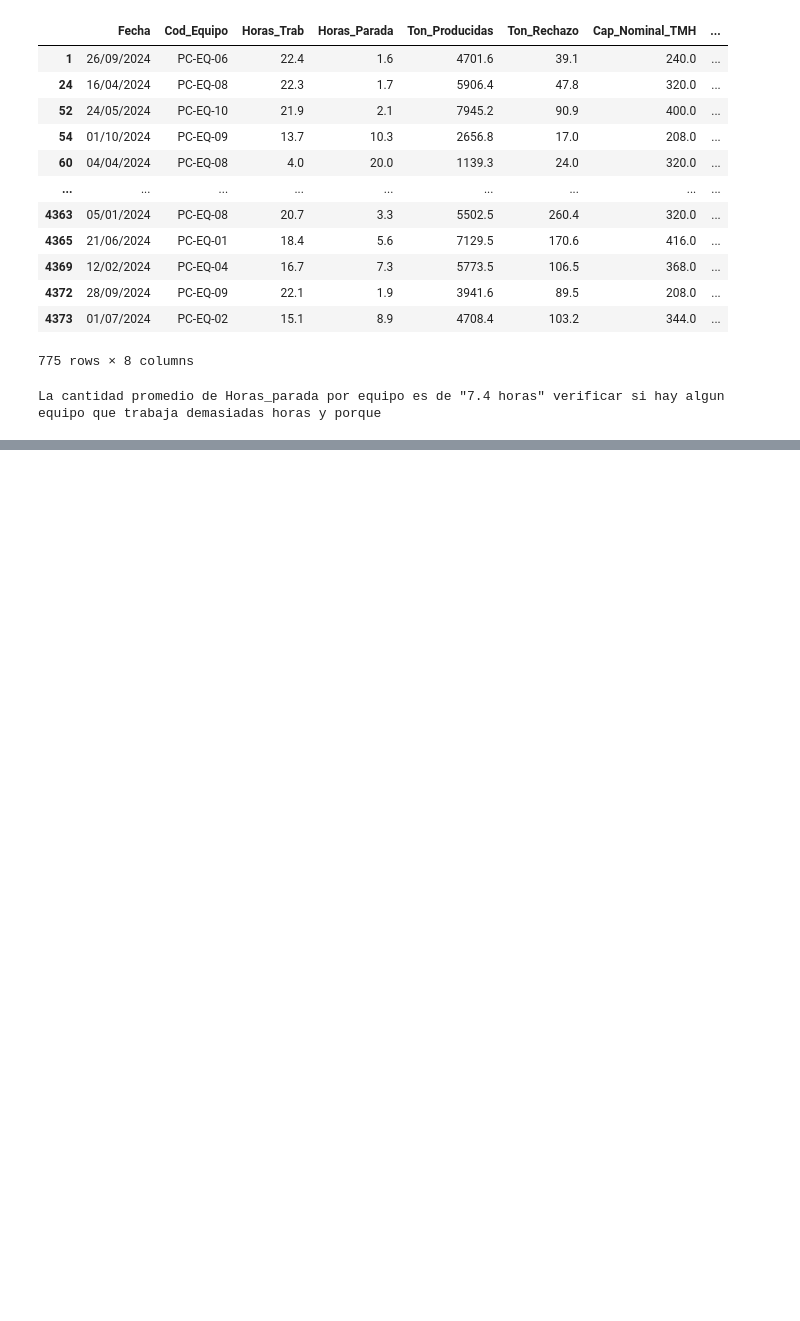
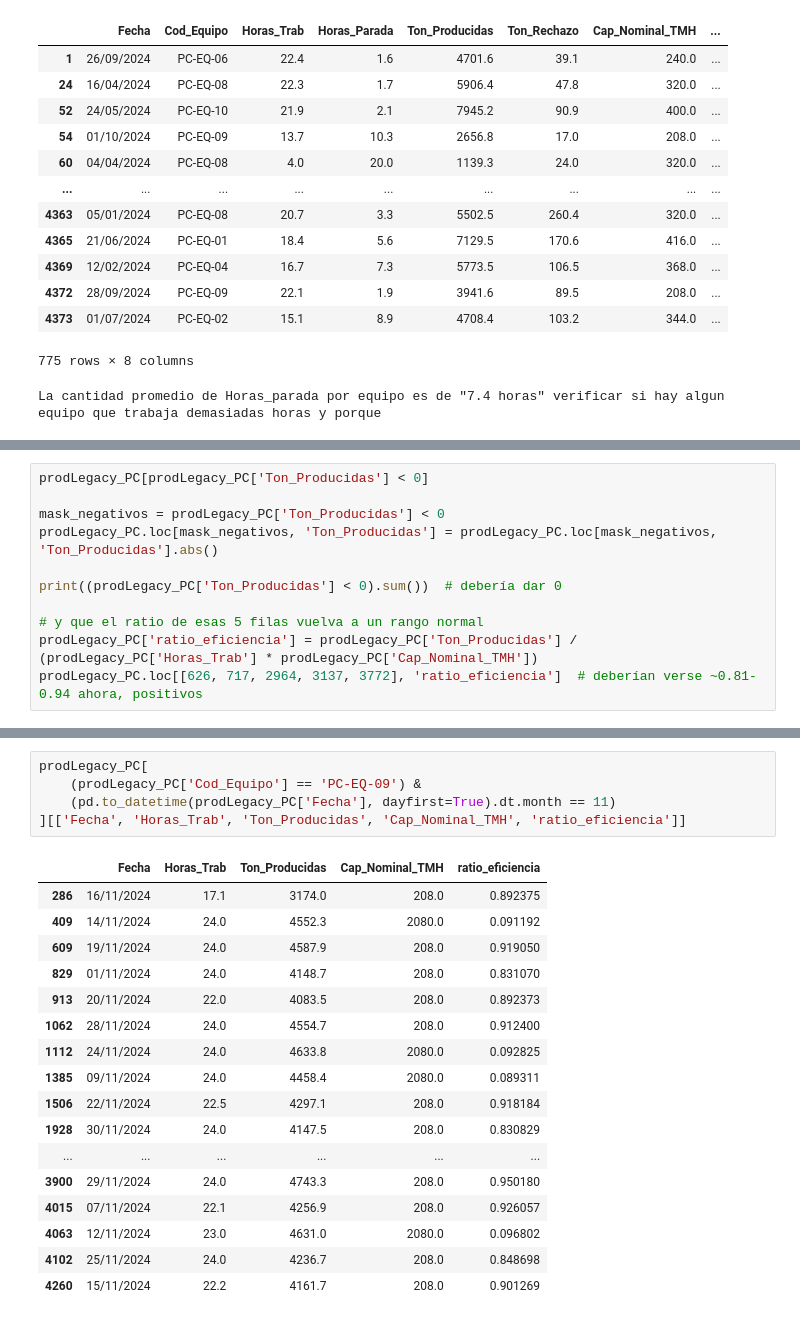
Before and after one commit to josue789a/Mineria-simulacion-v2, a Jupyter notebook: notebooks/Exploracion1.ipynb, the cells around one changed output, grey strips where cells are left out. Cells and saved outputs as stored; diff of their text form; blank space fills up the shorter version.

```diff
--- a/notebooks/Exploracion1.ipynb
+++ b/notebooks/Exploracion1.ipynb
@@ -945,0 +1031,11 @@ print(outliers_HP['mes'].value_counts().sort_index())
+# %%
+prodLegacy_PC[prodLegacy_PC['Ton_Producidas'] < 0]
+
+mask_negativos = prodLegacy_PC['Ton_Producidas'] < 0
+prodLegacy_PC.loc[mask_negativos, 'Ton_Producidas'] = prodLegacy_PC.loc[mask_negativos, 'Ton_Producidas'].abs()
+
+print((prodLegacy_PC['Ton_Producidas'] < 0).sum())  # debería dar 0
+
+# y que el ratio de esas 5 filas vuelva a un rango normal
+prodLegacy_PC['ratio_eficiencia'] = prodLegacy_PC['Ton_Producidas'] / (prodLegacy_PC['Horas_Trab'] * prodLegacy_PC['Cap_Nominal_TMH'])
+prodLegacy_PC.loc[[626, 717, 2964, 3137, 3772], 'ratio_eficiencia']  # deberían verse ~0.81-0.94 ahora, positivos
@@ -945,0 +1050,23 @@ print(outliers_HP['mes'].value_counts().sort_index())
+# %%
+prodLegacy_PC[
+    (prodLegacy_PC['Cod_Equipo'] == 'PC-EQ-09') &
+    (pd.to_datetime(prodLegacy_PC['Fecha'], dayfirst=True).dt.month == 11)
+][['Fecha', 'Horas_Trab', 'Ton_Producidas', 'Cap_Nominal_TMH', 'ratio_eficiencia']]
+# %% [output]
+|  | Fecha | Horas_Trab | Ton_Producidas | Cap_Nominal_TMH | ratio_eficiencia |
+| 286 | 16/11/2024 | 17.1 | 3174.0 | 208.0 | 0.892375 |
+| 409 | 14/11/2024 | 24.0 | 4552.3 | 2080.0 | 0.091192 |
+| 609 | 19/11/2024 | 24.0 | 4587.9 | 208.0 | 0.919050 |
+| 829 | 01/11/2024 | 24.0 | 4148.7 | 208.0 | 0.831070 |
+| 913 | 20/11/2024 | 22.0 | 4083.5 | 208.0 | 0.892373 |
+| 1062 | 28/11/2024 | 24.0 | 4554.7 | 208.0 | 0.912400 |
+| 1112 | 24/11/2024 | 24.0 | 4633.8 | 2080.0 | 0.092825 |
+| 1385 | 09/11/2024 | 24.0 | 4458.4 | 2080.0 | 0.089311 |
+| 1506 | 22/11/2024 | 22.5 | 4297.1 | 208.0 | 0.918184 |
+| 1928 | 30/11/2024 | 24.0 | 4147.5 | 208.0 | 0.830829 |
+| ... | ... | ... | ... | ... | ... |
+| 3900 | 29/11/2024 | 24.0 | 4743.3 | 208.0 | 0.950180 |
+| 4015 | 07/11/2024 | 22.1 | 4256.9 | 208.0 | 0.926057 |
+| 4063 | 12/11/2024 | 23.0 | 4631.0 | 2080.0 | 0.096802 |
+| 4102 | 25/11/2024 | 24.0 | 4236.7 | 208.0 | 0.848698 |
+| 4260 | 15/11/2024 | 22.2 | 4161.7 | 208.0 | 0.901269 |
```
Also changed, not shown: parts of 7 cells of this notebook.
